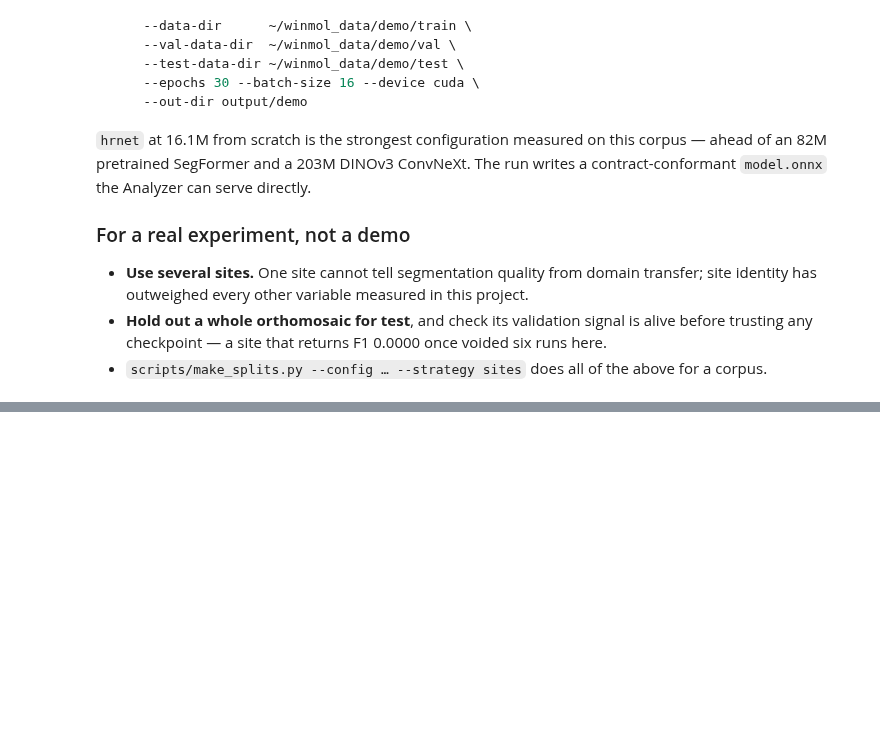
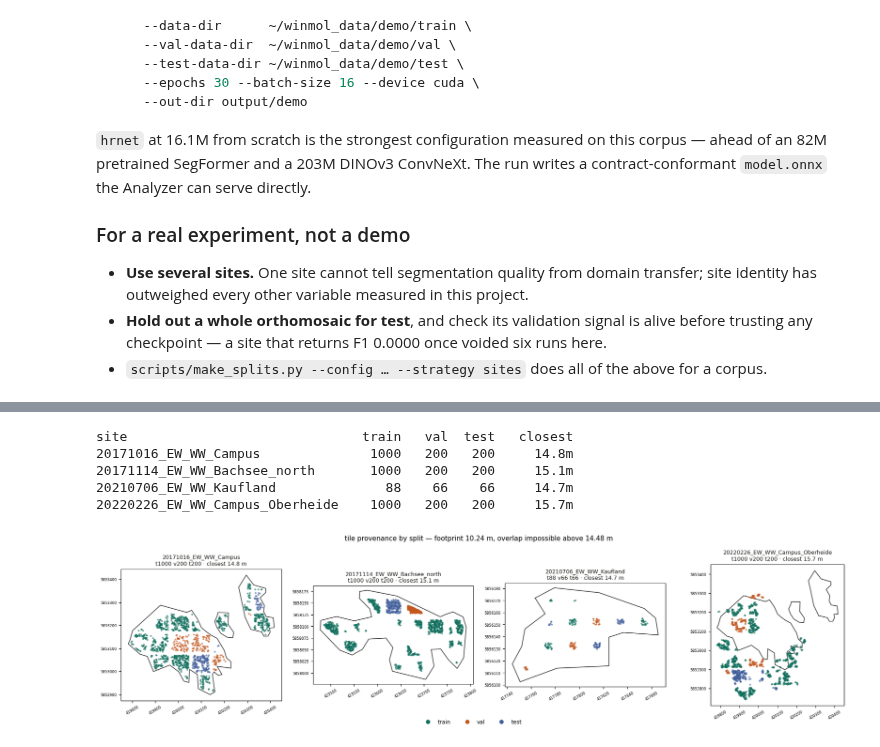
Before and after one commit to cwinkelmann/WINMOL_segmentor_pt, a Jupyter notebook: notebooks/build_a_dataset.ipynb, the cells around one changed output, grey strips where cells are left out. Drawn from its saved outputs; the diff is of its cells as text; code cells hidden in the pictures; blank space fills up the shorter version.

Commit message:
docs: corpus-wide split map in the notebook; keep matplotlib backend to the CLI

```diff
--- a/notebooks/build_a_dataset.ipynb
+++ b/notebooks/build_a_dataset.ipynb
@@ -364,0 +393,23 @@ contract-conformant `model.onnx` the Analyzer can serve directly.
+# %%
+from scripts.plot_splits import plot, load
+
+CORPUS = os.path.expanduser("~/winmol_data/BeechAll")
+
+if not os.path.isdir(CORPUS):
+    print("build it first:\n  python scripts/make_splits.py "
+          "--config configs/beech_blocks.json --out ~/winmol_data/BeechAll "
+          "--strategy blocks")
+else:
+    fig, summary = plot(CORPUS, "../configs/beech_blocks.json")
+    print(f"{'site':32s} {'train':>6s} {'val':>5s} {'test':>5s} {'closest':>9s}")
+    for name, counts, worst, missing in summary:
+        print(f"{name:32s} {counts['train']:6d} {counts['val']:5d} "
+              f"{counts['test']:5d} {worst:8.1f}m"
+              + (f"  <- no {'/'.join(missing)}" if missing else ""))
+# %% [output]
+site                              train   val  test   closest
+20171016_EW_WW_Campus              1000   200   200     14.8m
+20171114_EW_WW_Bachsee_north       1000   200   200     15.1m
+20210706_EW_WW_Kaufland              88    66    66     14.7m
+20220226_EW_WW_Campus_Oberheide    1000   200   200     15.7m
+[figure, added]
```
Also changed, not shown: parts of 2 cells of this notebook, 1 other file.
